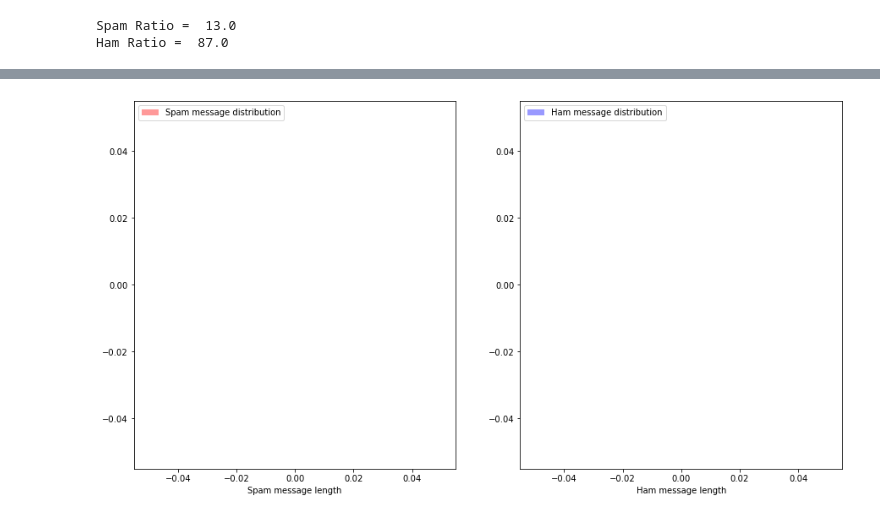
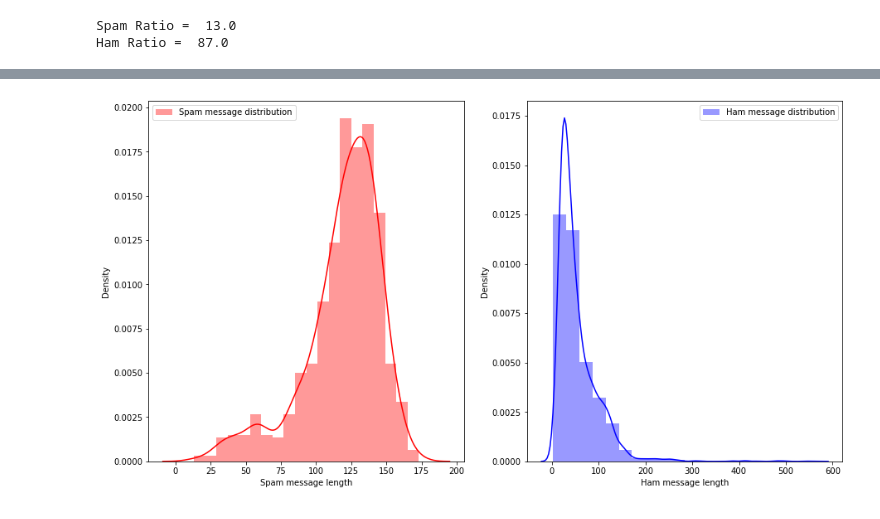
Before and after one commit to shreyahunur/Spam-Classifier, a Jupyter notebook: Data visualization/Data visualization_Rohit_Yadav.ipynb, the cells around one changed output, grey strips where cells are left out. Cells and saved outputs as stored; diff of their text form; code cells hidden in the pictures.

Commit message:
Compare plots before and after cleaning

```diff
--- a/Data visualization/Data visualization_Rohit_Yadav.ipynb
+++ b/Data visualization/Data visualization_Rohit_Yadav.ipynb
@@ -31,4 +31,4 @@ Spam Ratio =  13.0
 Ham Ratio =  87.0
 # %%
 #replacing Class name ham to 0 and Spam to 1
-sms['Class'].replace({'ham':0,'spam':1})
+sms['Class'].replace({'ham':0,'spam':1}, inplace = True)
@@ -97,17 +96,17 @@ sms.head()
 # %%
-#Display Spam and Ham messages Distribution by plotiing the graph
-f,ax=plot.subplots(1,2,figsize=(15,8));
+#Display Spam and Ham messages Distribution after removing the stopwords by plotiing the graph
+f,ax=plot.subplots(1,2,figsize=(15,8))
 
-sns.distplot(sms[sms['Class']==1],bins=20,ax=ax[0],label='Spam message distribution',color='r');
+sns.distplot(sms[sms['Class']==1]['new_length'],bins=20,ax=ax[0],label='Spam message distribution',color='r')
 
-ax[0].set_xlabel('Spam message length');
-ax[0].legend();
+ax[0].set_xlabel('Spam message length')
+ax[0].legend()
 
-sns.distplot(sms[sms['Class']==0],bins=20,ax=ax[1],label='Ham message distribution',color='b');
+sns.distplot(sms[sms['Class']==0]['new_length'],bins=20,ax=ax[1],label='Ham message distribution',color='b')
 
-ax[1].set_xlabel('Ham message length');
-ax[1].legend();
+ax[1].set_xlabel('Ham message length')
+ax[1].legend()
 
-plot.show();
+plot.show()
 # %% [output]
-[figure, old version]
+[figure, new version]
```
Also changed, not shown: parts of 7 cells of this notebook.
